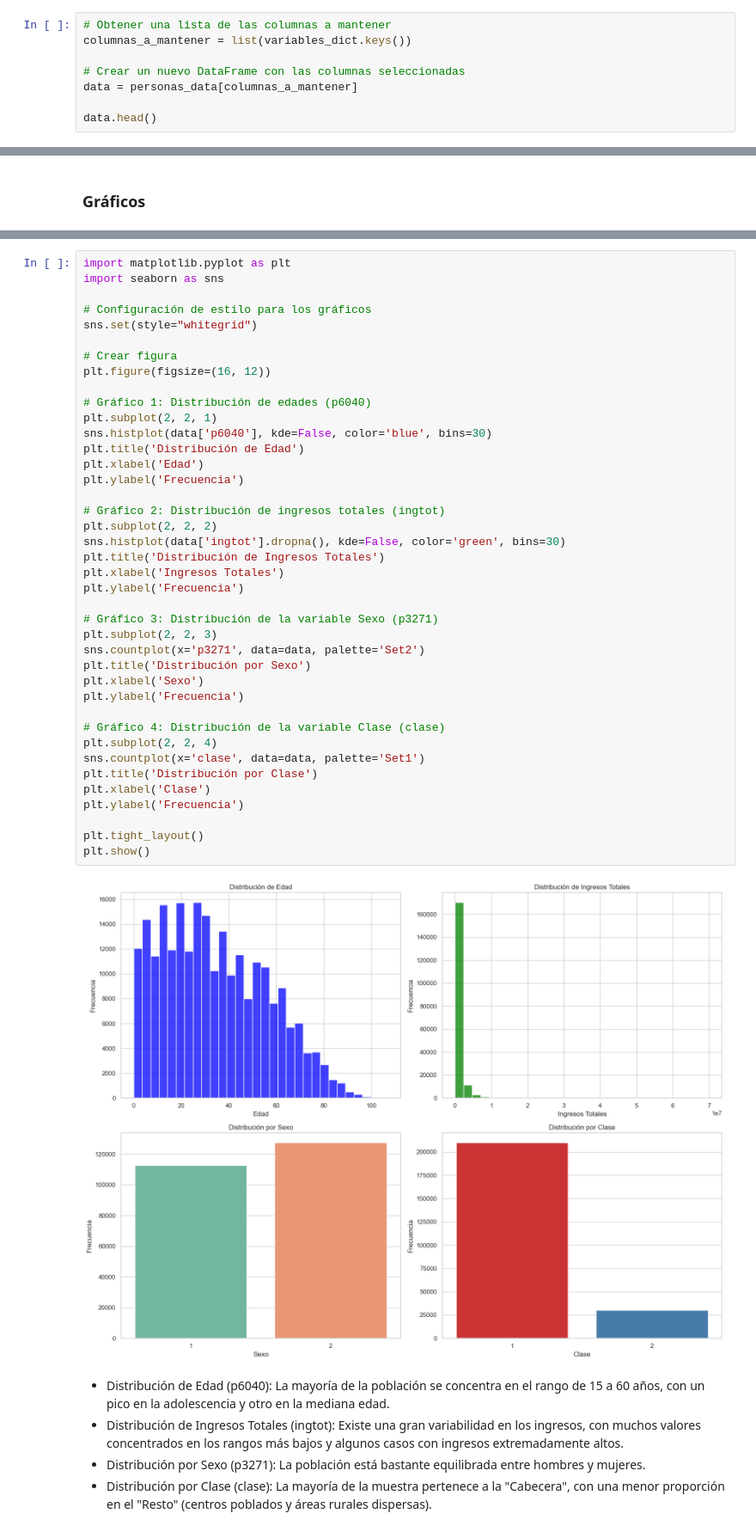
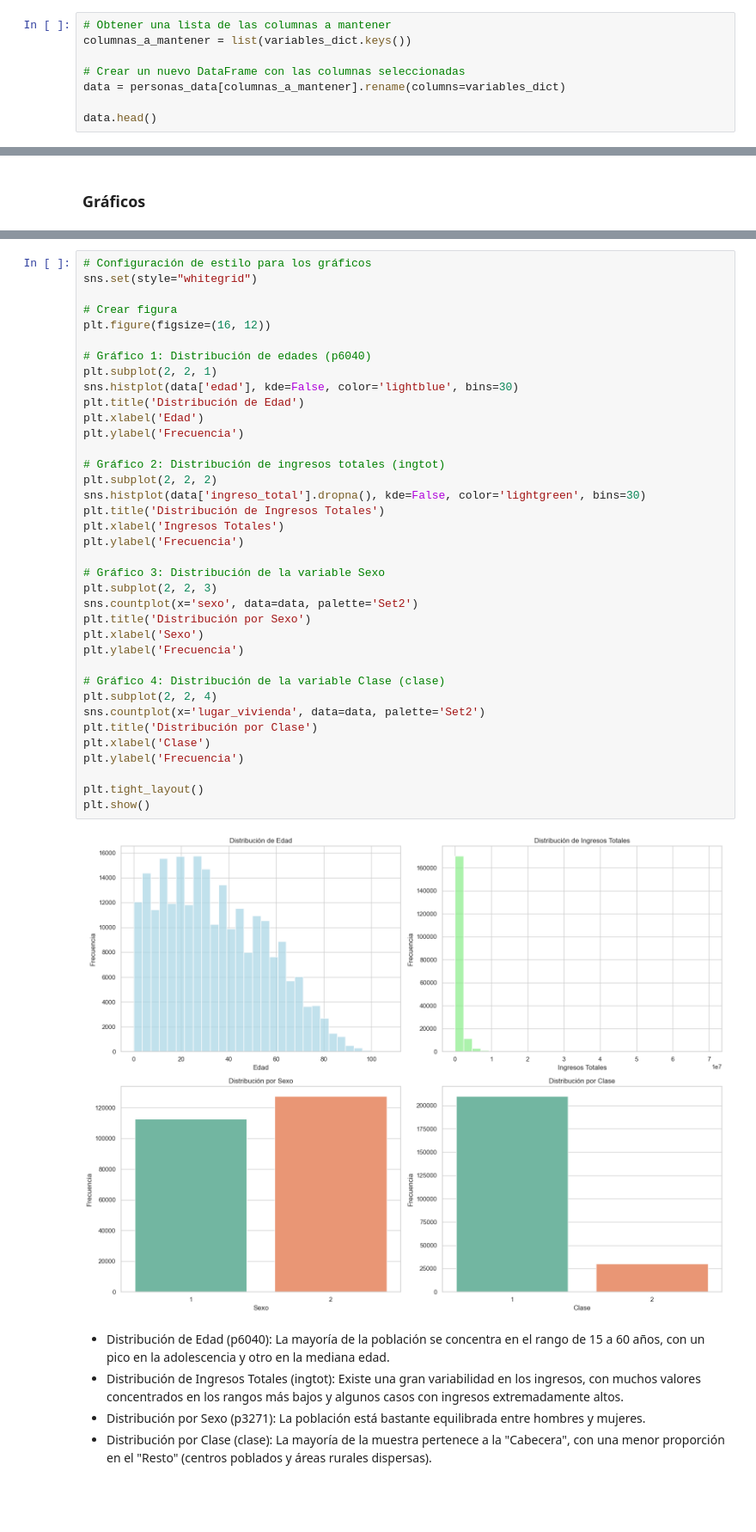
Before and after one commit to camilaleniss/miad-g8-project, a Jupyter notebook: Entrega_1_Exploracion_datos.ipynb, the cells around one changed output, grey strips where cells are left out. Shown at 86% size. Saved outputs shown, nothing was run; the diff lists cells and outputs as text; blank space fills up the shorter version.

```diff
--- a/Entrega_1_Exploracion_datos.ipynb
+++ b/Entrega_1_Exploracion_datos.ipynb
@@ -257,7 +255,7 @@ Número de variables string:  3
 columnas_a_mantener = list(variables_dict.keys())
 
 # Crear un nuevo DataFrame con las columnas seleccionadas
-data = personas_data[columnas_a_mantener]
+data = personas_data[columnas_a_mantener].rename(columns=variables_dict)
 
 data.head()
 # %% [output]
@@ -351,45 +437,42 @@ summary_numeric.head()
 # %%
-import matplotlib.pyplot as plt
-import seaborn as sns
-
 # Configuración de estilo para los gráficos
 sns.set(style="whitegrid")
 
 # Crear figura
 plt.figure(figsize=(16, 12))
 
 # Gráfico 1: Distribución de edades (p6040)
 plt.subplot(2, 2, 1)
-sns.histplot(data['p6040'], kde=False, color='blue', bins=30)
+sns.histplot(data['edad'], kde=False, color='lightblue', bins=30)
 plt.title('Distribución de Edad')
 plt.xlabel('Edad')
 plt.ylabel('Frecuencia')
 
 # Gráfico 2: Distribución de ingresos totales (ingtot)
 plt.subplot(2, 2, 2)
-sns.histplot(data['ingtot'].dropna(), kde=False, color='green', bins=30)
+sns.histplot(data['ingreso_total'].dropna(), kde=False, color='lightgreen', bins=30)
 plt.title('Distribución de Ingresos Totales')
 plt.xlabel('Ingresos Totales')
 plt.ylabel('Frecuencia')
 
-# Gráfico 3: Distribución de la variable Sexo (p3271)
+# Gráfico 3: Distribución de la variable Sexo
 plt.subplot(2, 2, 3)
-sns.countplot(x='p3271', data=data, palette='Set2')
+sns.countplot(x='sexo', data=data, palette='Set2')
 plt.title('Distribución por Sexo')
 plt.xlabel('Sexo')
 plt.ylabel('Frecuencia')
 
 # Gráfico 4: Distribución de la variable Clase (clase)
 plt.subplot(2, 2, 4)
-sns.countplot(x='clase', data=data, palette='Set1')
+sns.countplot(x='lugar_vivienda', data=data, palette='Set2')
 plt.title('Distribución por Clase')
 plt.xlabel('Clase')
 plt.ylabel('Frecuencia')
 
 plt.tight_layout()
 plt.show()
 # %% [output]
-[figure, old version]
+[figure, new version]
 # %% [markdown]
 * Distribución de Edad (p6040): La mayoría de la población se concentra en el rango de 15 a 60 años, con un pico en la adolescencia y otro en la mediana edad.
 * Distribución de Ingresos Totales (ingtot): Existe una gran variabilidad en los ingresos, con muchos valores concentrados en los rangos más bajos y algunos casos con ingresos extremadamente altos.
```
Also changed, not shown: parts of 21 cells of this notebook.
